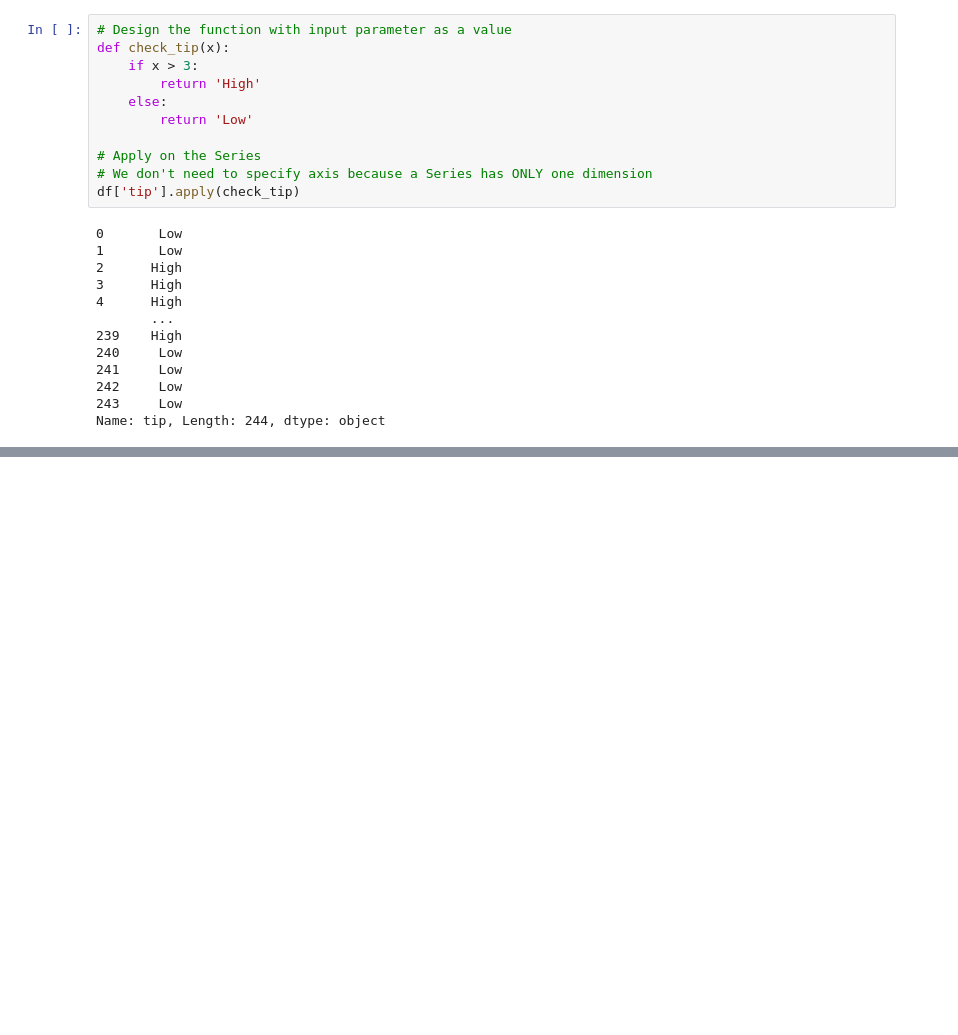
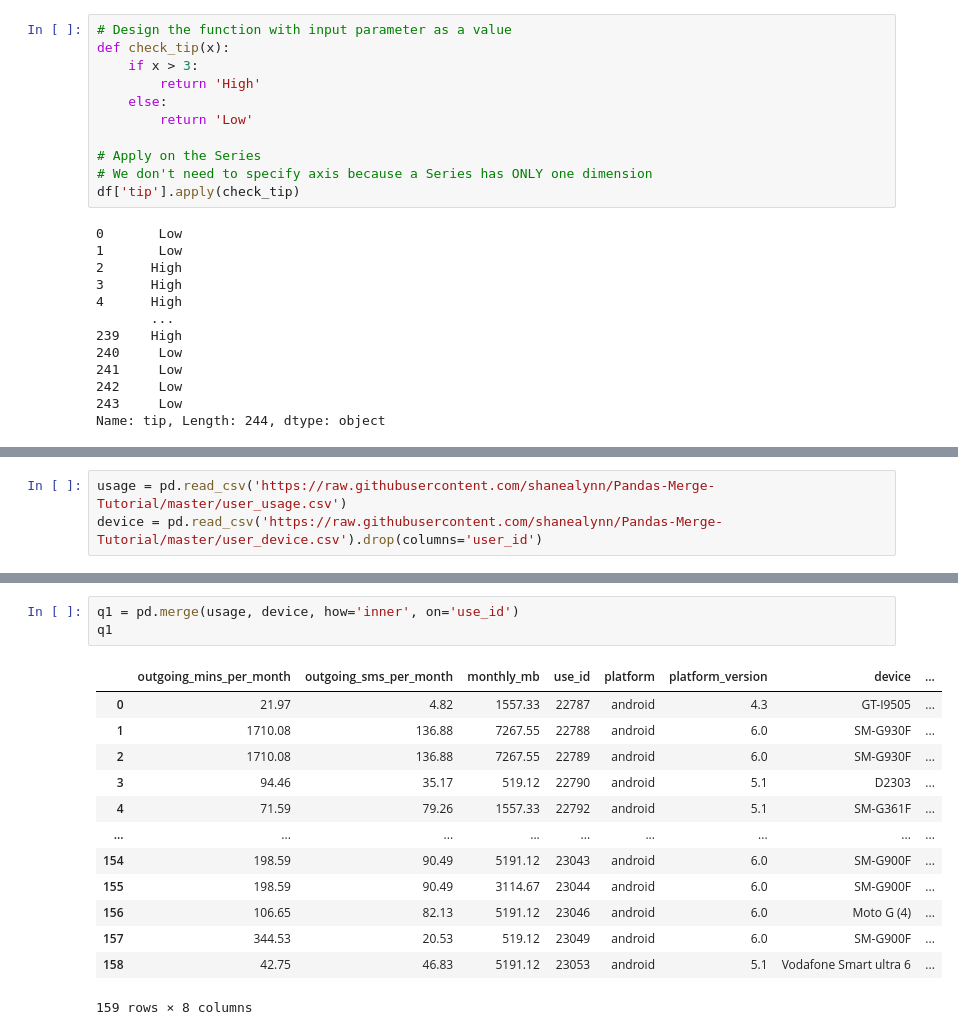
Before and after one commit to erynnguyen/python101, a Jupyter notebook: pandas101.ipynb, the cells around one changed output, grey strips where cells are left out. Drawn from its saved outputs; the diff is of its cells as text; blank space fills up the shorter version.

```diff
--- a/pandas101.ipynb
+++ b/pandas101.ipynb
@@ -1034,0 +1296,3 @@ Name: tip, Length: 244, dtype: object
+# %%
+usage = pd.read_csv('https://raw.githubusercontent.com/shanealynn/Pandas-Merge-Tutorial/master/user_usage.csv')
+device = pd.read_csv('https://raw.githubusercontent.com/shanealynn/Pandas-Merge-Tutorial/master/user_device.csv').drop(columns='user_id')
@@ -1034,0 +1308,17 @@ Name: tip, Length: 244, dtype: object
+# %%
+q1 = pd.merge(usage, device, how='inner', on='use_id')
+q1
+# %% [output]
+|  | outgoing_mins_per_month | outgoing_sms_per_month | monthly_mb | use_id | platform | platform_version | device | ... |
+| 0 | 21.97 | 4.82 | 1557.33 | 22787 | android | 4.3 | GT-I9505 | ... |
+| 1 | 1710.08 | 136.88 | 7267.55 | 22788 | android | 6.0 | SM-G930F | ... |
+| 2 | 1710.08 | 136.88 | 7267.55 | 22789 | android | 6.0 | SM-G930F | ... |
+| 3 | 94.46 | 35.17 | 519.12 | 22790 | android | 5.1 | D2303 | ... |
+| 4 | 71.59 | 79.26 | 1557.33 | 22792 | android | 5.1 | SM-G361F | ... |
+| ... | ... | ... | ... | ... | ... | ... | ... | ... |
+| 154 | 198.59 | 90.49 | 5191.12 | 23043 | android | 6.0 | SM-G900F | ... |
+| 155 | 198.59 | 90.49 | 3114.67 | 23044 | android | 6.0 | SM-G900F | ... |
+| 156 | 106.65 | 82.13 | 5191.12 | 23046 | android | 6.0 | Moto G (4) | ... |
+| 157 | 344.53 | 20.53 | 519.12 | 23049 | android | 6.0 | SM-G900F | ... |
+| 158 | 42.75 | 46.83 | 5191.12 | 23053 | android | 5.1 | Vodafone Smart ultra 6 | ... |
+159 rows × 8 columns
```
Also changed, not shown: parts of 32 cells of this notebook, 5 other files.
